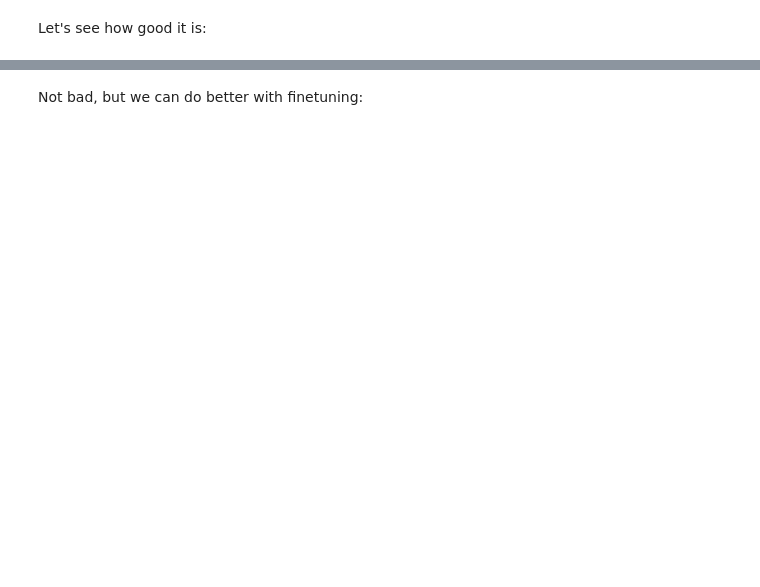
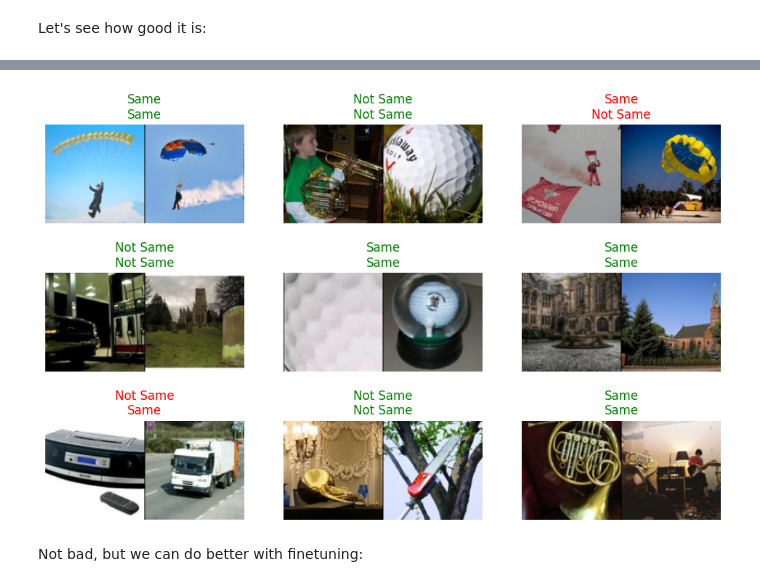
Before and after one commit to Irad-Zehavi/similarity-learning, a Jupyter notebook: nbs/index.ipynb, the cells around one changed output, grey strips where cells are left out. Saved outputs shown, nothing was run; the diff lists cells and outputs as text; code cells hidden in the pictures; blank space fills up the shorter version.

```diff
--- a/nbs/index.ipynb
+++ b/nbs/index.ipynb
@@ -52,0 +50,3 @@ learn.validate()
+# %%
+learn.show_results()
+# %% [output]
@@ -53,3 +54,4 @@ learn.validate()
+[figure, added]
 # %% [markdown]
 Not bad, but we can do better with finetuning:
 # %%
```
Also changed, not shown: parts of 9 cells of this notebook, 9 other files.
